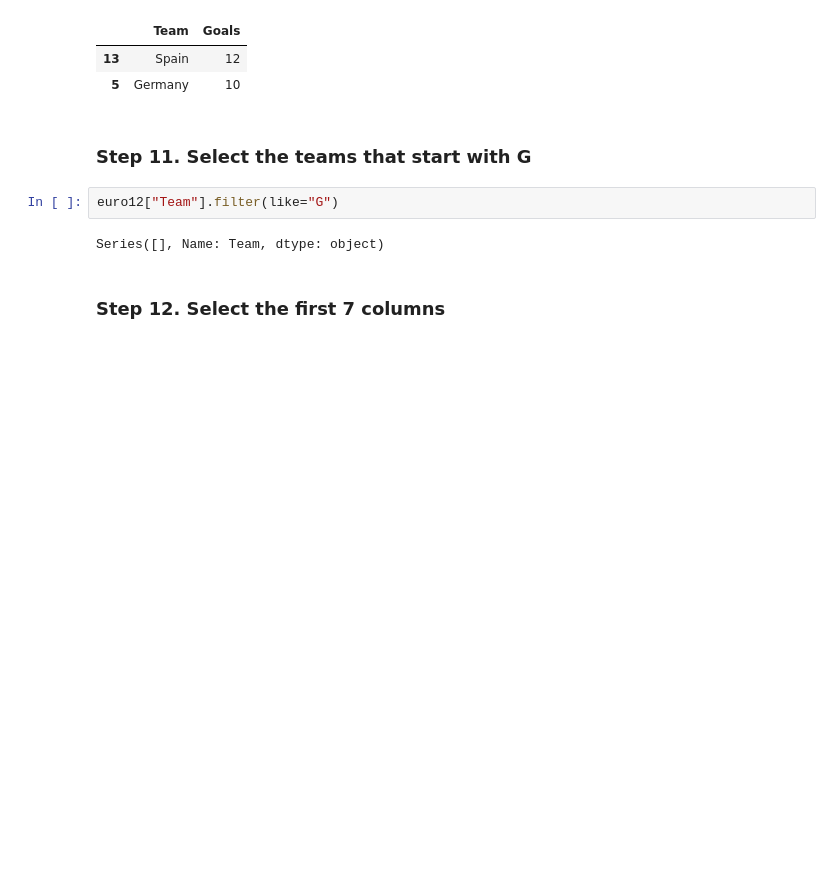
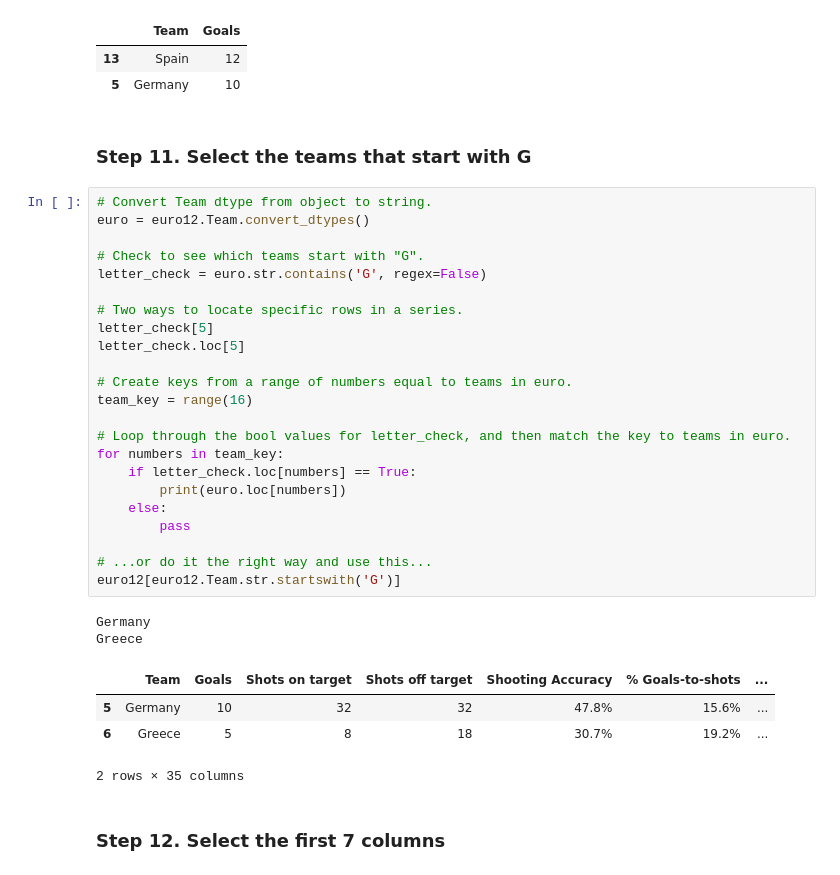
Before and after one commit to Orinax/pandas_exercises_clone, a Jupyter notebook: 02_Filtering_&_Sorting/Euro12/Exercises.ipynb, the cells around one changed output. Saved outputs shown, nothing was run; the diff lists cells and outputs as text; blank space fills up the shorter version.

Commit message:
Finished filtering and sorting Euro12!

```diff
--- a/02_Filtering_&_Sorting/Euro12/Exercises.ipynb
+++ b/02_Filtering_&_Sorting/Euro12/Exercises.ipynb
@@ -134,9 +134,35 @@ top_teams
 | 5 | Germany | 10 |
 # %% [markdown]
 ### Step 11. Select the teams that start with G
-# %%
-euro12["Team"].filter(like="G")
-# %% [output]
-Series([], Name: Team, dtype: object)
+# %%
+# Convert Team dtype from object to string.
+euro = euro12.Team.convert_dtypes()
+
+# Check to see which teams start with "G".
+letter_check = euro.str.contains('G', regex=False)
+
+# Two ways to locate specific rows in a series.
+letter_check[5]
+letter_check.loc[5]
+
+# Create keys from a range of numbers equal to teams in euro.
+team_key = range(16)
+
+# Loop through the bool values for letter_check, and then match the key to teams in euro.
+for numbers in team_key:
+    if letter_check.loc[numbers] == True:
+        print(euro.loc[numbers])
+    else:
+        pass
+
+# ...or do it the right way and use this...
+euro12[euro12.Team.str.startswith('G')]
+# %% [output]
+Germany
+Greece
+|  | Team | Goals | Shots on target | Shots off target | Shooting Accuracy | % Goals-to-shots | ... |
+| 5 | Germany | 10 | 32 | 32 | 47.8% | 15.6% | ... |
+| 6 | Greece | 5 | 8 | 18 | 30.7% | 19.2% | ... |
+2 rows × 35 columns
 # %% [markdown]
 ### Step 12. Select the first 7 columns
```
Also changed, not shown: parts of 3 cells of this notebook.
